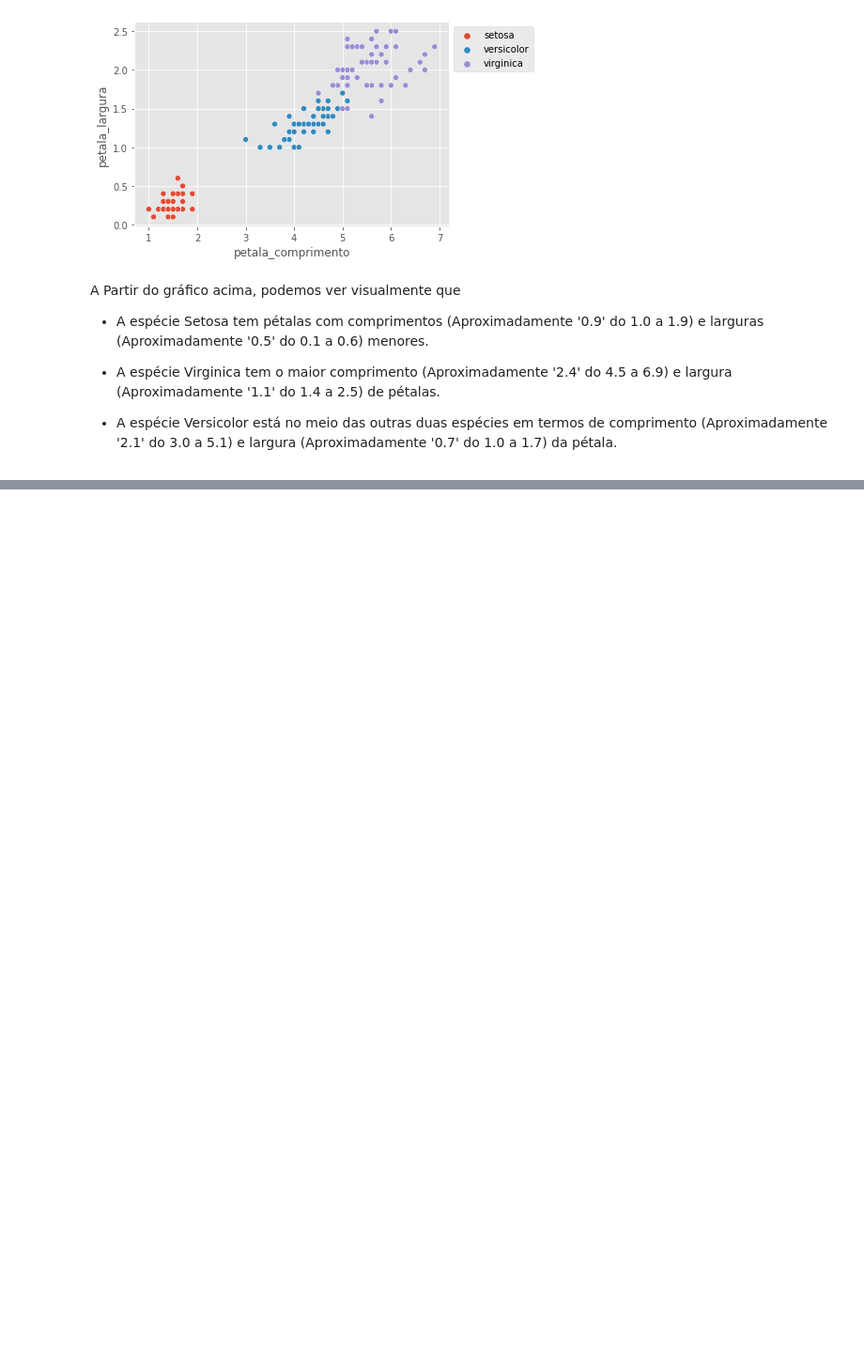
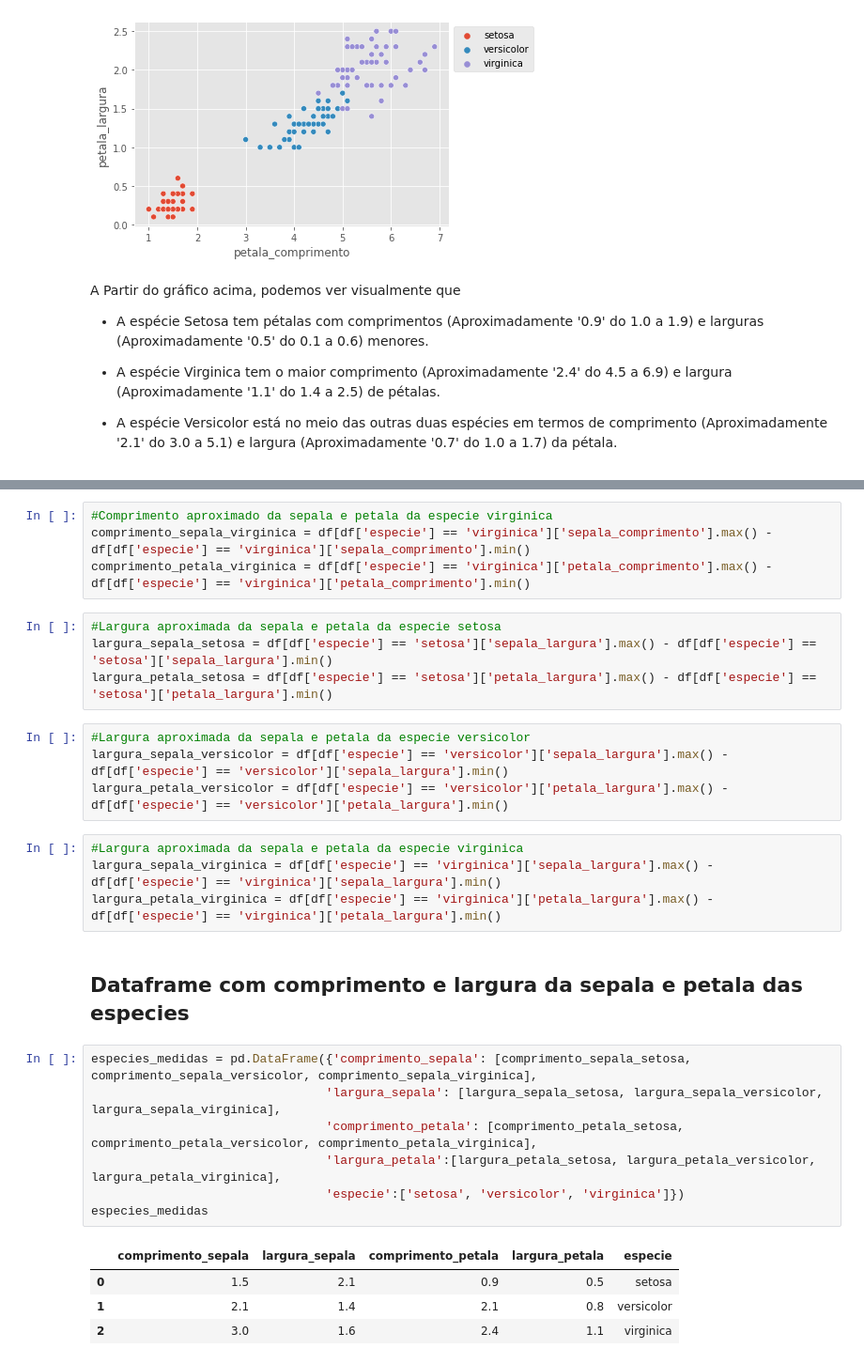
Before and after one commit to jonathan-JIPSlok/Analise_iris_DataScience, a Jupyter notebook: main.ipynb, the cells around one changed output, grey strips where cells are left out. Shown: that part at 94% size. Saved outputs shown, nothing was run; the diff lists cells and outputs as text; blank space fills up the shorter version.

Commit message:
DataFrame com comprimeto e largura media

```diff
--- a/main.ipynb
+++ b/main.ipynb
@@ -107,0 +118,30 @@ A Partir do gráfico acima, podemos ver visualmente que
+# %%
+#Comprimento aproximado da sepala e petala da especie virginica
+comprimento_sepala_virginica = df[df['especie'] == 'virginica']['sepala_comprimento'].max() - df[df['especie'] == 'virginica']['sepala_comprimento'].min()
+comprimento_petala_virginica = df[df['especie'] == 'virginica']['petala_comprimento'].max() - df[df['especie'] == 'virginica']['petala_comprimento'].min()
+# %%
+#Largura aproximada da sepala e petala da especie setosa
+largura_sepala_setosa = df[df['especie'] == 'setosa']['sepala_largura'].max() - df[df['especie'] == 'setosa']['sepala_largura'].min()
+largura_petala_setosa = df[df['especie'] == 'setosa']['petala_largura'].max() - df[df['especie'] == 'setosa']['petala_largura'].min()
+# %%
+#Largura aproximada da sepala e petala da especie versicolor
+largura_sepala_versicolor = df[df['especie'] == 'versicolor']['sepala_largura'].max() - df[df['especie'] == 'versicolor']['sepala_largura'].min()
+largura_petala_versicolor = df[df['especie'] == 'versicolor']['petala_largura'].max() - df[df['especie'] == 'versicolor']['petala_largura'].min()
+# %%
+#Largura aproximada da sepala e petala da especie virginica
+largura_sepala_virginica = df[df['especie'] == 'virginica']['sepala_largura'].max() - df[df['especie'] == 'virginica']['sepala_largura'].min()
+largura_petala_virginica = df[df['especie'] == 'virginica']['petala_largura'].max() - df[df['especie'] == 'virginica']['petala_largura'].min()
+# %% [markdown]
+## Dataframe com comprimento e largura da sepala e petala das especies
+# %%
+especies_medidas = pd.DataFrame({'comprimento_sepala': [comprimento_sepala_setosa, comprimento_sepala_versicolor, comprimento_sepala_virginica],
+                                'largura_sepala': [largura_sepala_setosa, largura_sepala_versicolor, largura_sepala_virginica],
+                                'comprimento_petala': [comprimento_petala_setosa, comprimento_petala_versicolor, comprimento_petala_virginica],
+                                'largura_petala':[largura_petala_setosa, largura_petala_versicolor, largura_petala_virginica],
+                                'especie':['setosa', 'versicolor', 'virginica']})
+especies_medidas
+# %% [output]
+|  | comprimento_sepala | largura_sepala | comprimento_petala | largura_petala | especie |
+| 0 | 1.5 | 2.1 | 0.9 | 0.5 | setosa |
+| 1 | 2.1 | 1.4 | 2.1 | 0.8 | versicolor |
+| 2 | 3.0 | 1.6 | 2.4 | 1.1 | virginica |
```
Also changed, not shown: parts of 3 cells of this notebook.
